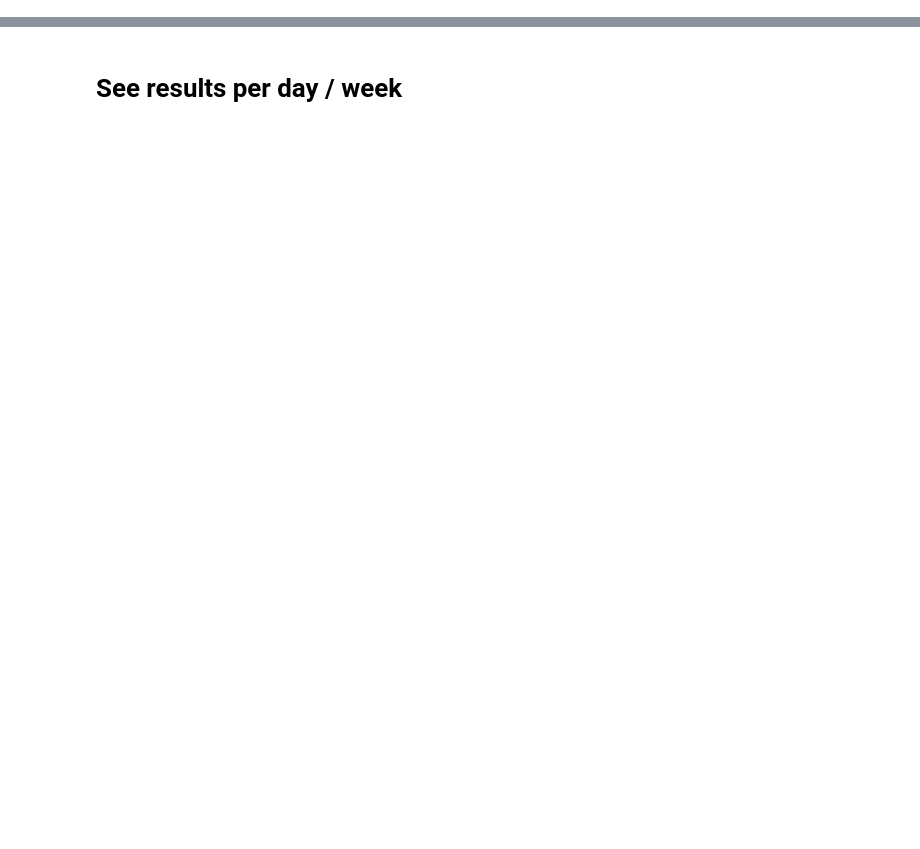
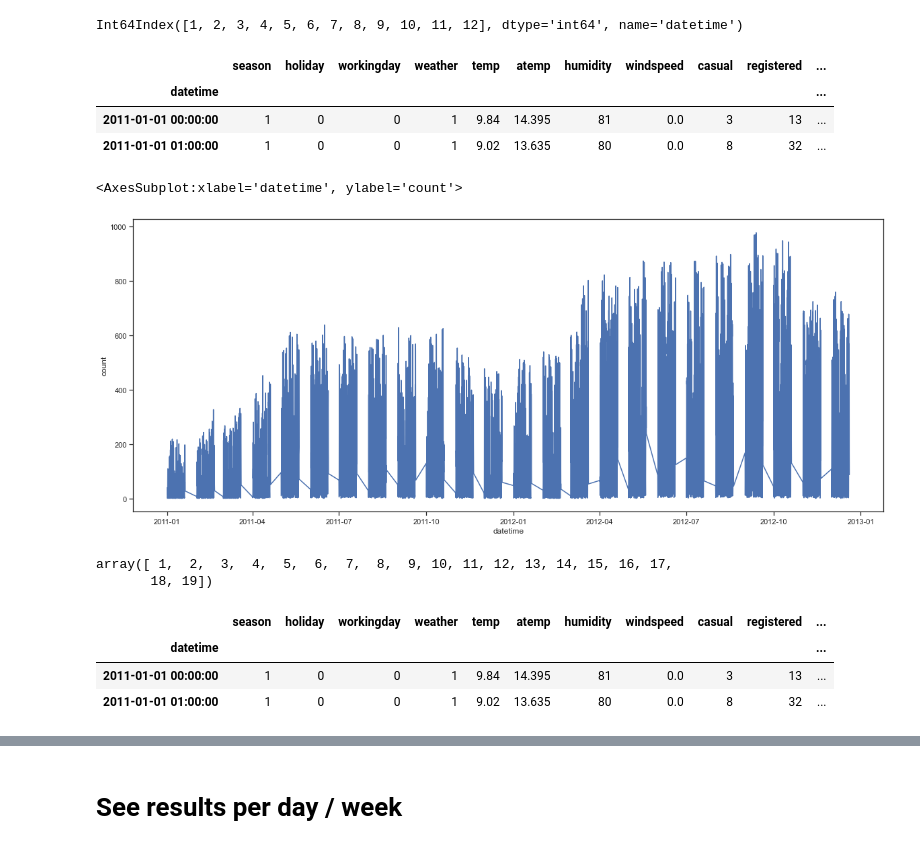
Before and after one commit to RosiNantis/Projects_from_Spiced_personal, a Jupyter notebook: week_3/spiced_encounters/3.1.date_time_pandas/bike_kag_intro.ipynb, the cells around one changed output, grey strips where cells are left out. Saved outputs shown, nothing was run; the diff lists cells and outputs as text; code cells hidden in the pictures; blank space fills up the shorter version.

Commit message:
through the week3 project

```diff
--- a/week_3/spiced_encounters/3.1.date_time_pandas/bike_kag_intro.ipynb
+++ b/week_3/spiced_encounters/3.1.date_time_pandas/bike_kag_intro.ipynb
@@ -45,0 +56,41 @@ Timedelta('718 days 23:00:00')
+# %%
+hour.unique()
+# %% [output]
+Int64Index([1, 2, 3, 4, 5, 6, 7, 8, 9, 10, 11, 12], dtype='int64', name='datetime')
+# %%
+bikes['weekday'] = bikes.index.weekday
+bikes.head(2)
+# %% [output]
+|  | season | holiday | workingday | weather | temp | atemp | humidity | windspeed | casual | registered | ... |
+| datetime |  |  |  |  |  |  |  |  |  |  | ... |
+| 2011-01-01 00:00:00 | 1 | 0 | 0 | 1 | 9.84 | 14.395 | 81 | 0.0 | 3 | 13 | ... |
+| 2011-01-01 01:00:00 | 1 | 0 | 0 | 1 | 9.02 | 13.635 | 80 | 0.0 | 8 | 32 | ... |
+# %%
+# plot the time correlations
+sns.set(style="ticks")
+x = bikes.loc['2011-01-01 00:00:00 ':'2013-01-01 00:00:00 '].index
+y = bikes.loc['2011-01-01 00:00:00 ':'2013-01-01 00:00:00 ','count']
+sns.lineplot(x, y)
+
+# there is a day / week/ month /year correlation. Also weekend correlation
+# %% [output]
+<AxesSubplot:xlabel='datetime', ylabel='count'>
+[figure, added]
+# %%
+# In order to include the correlations from timestamp I will introduce new columns:
+bikes['day'] = bikes.index.day
+bikes.head(2)
+#bikes['day'].unique()
+# %% [output]
+array([ 1,  2,  3,  4,  5,  6,  7,  8,  9, 10, 11, 12, 13, 14, 15, 16, 17,
+       18, 19])
+# %%
+# In order to include the correlations from timestamp I will introduce new columns:
+bikes['month'] = bikes.index.month
+bikes.head(2)
+#bikes['month'].unique()
+# %% [output]
+|  | season | holiday | workingday | weather | temp | atemp | humidity | windspeed | casual | registered | ... |
+| datetime |  |  |  |  |  |  |  |  |  |  | ... |
+| 2011-01-01 00:00:00 | 1 | 0 | 0 | 1 | 9.84 | 14.395 | 81 | 0.0 | 3 | 13 | ... |
+| 2011-01-01 01:00:00 | 1 | 0 | 0 | 1 | 9.02 | 13.635 | 80 | 0.0 | 8 | 32 | ... |
```
Also changed, not shown: parts of 22 cells of this notebook, 2 other files.
